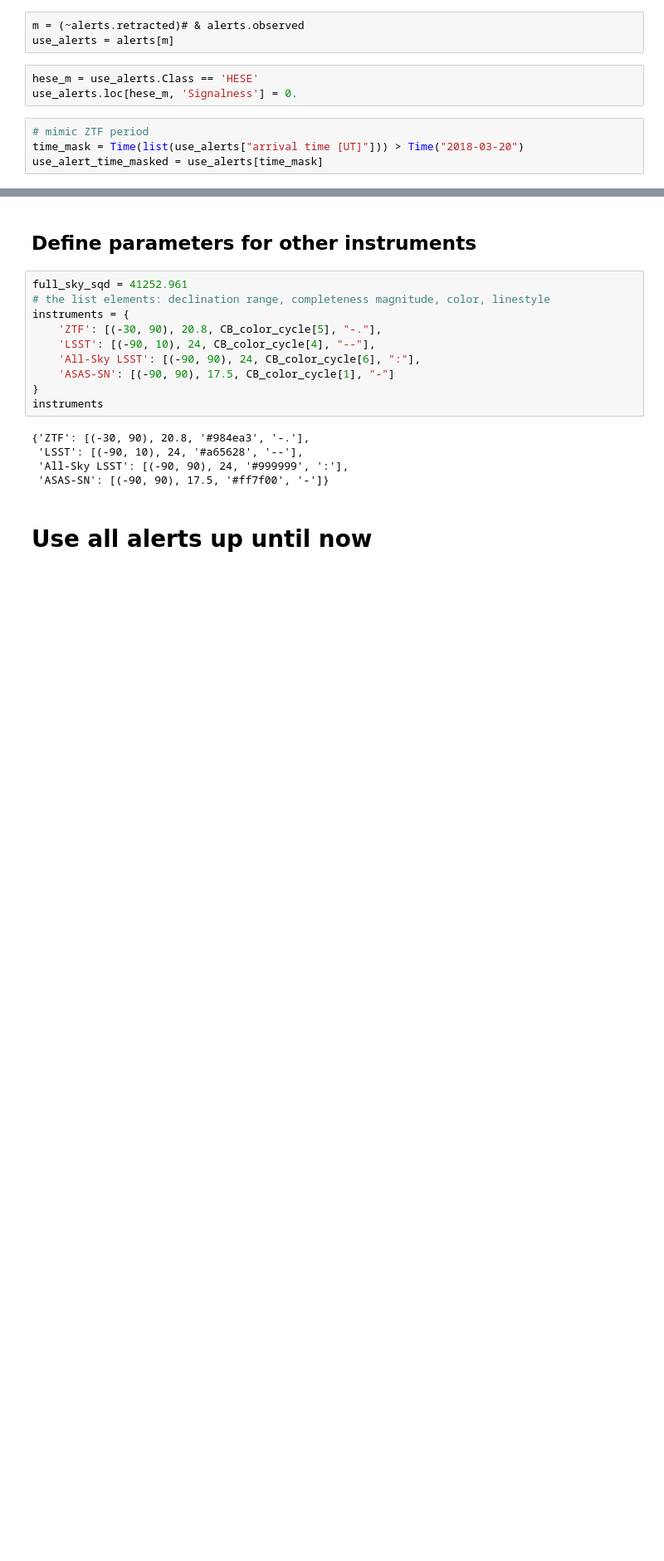
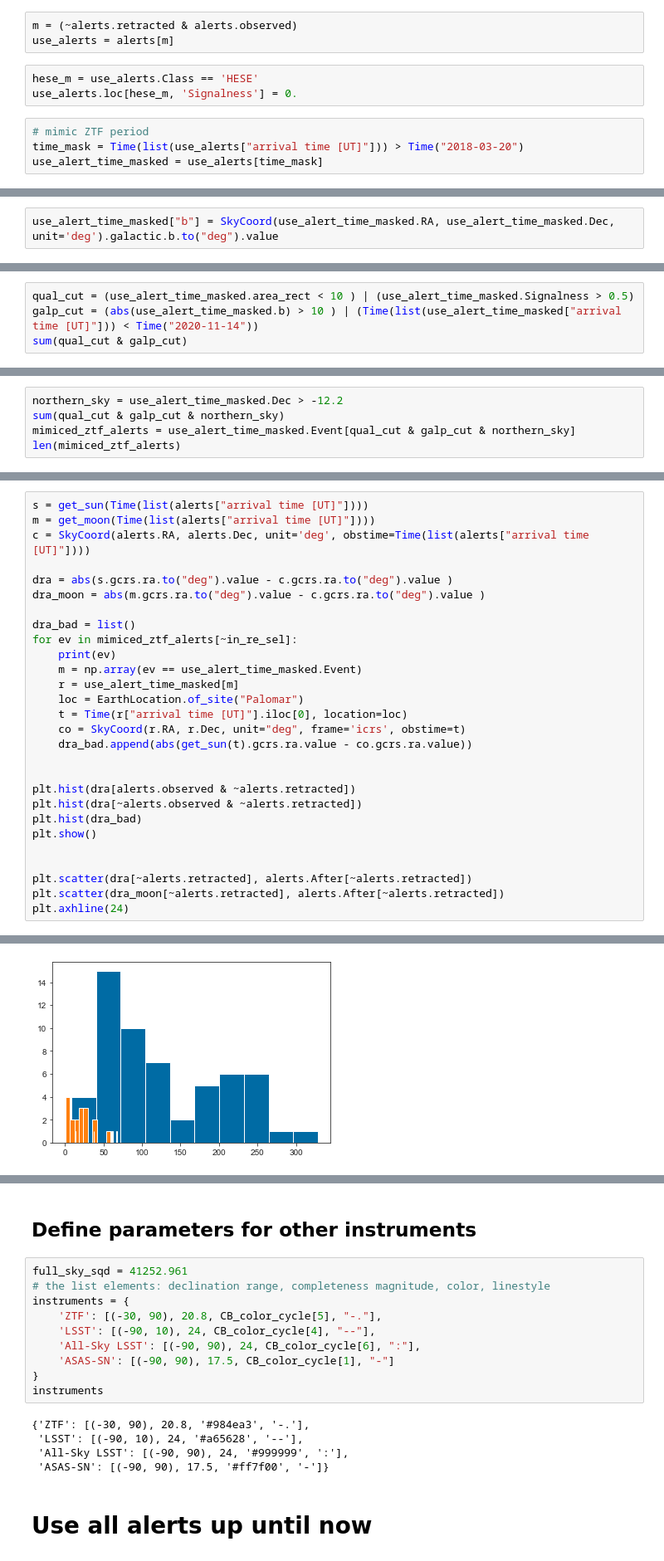
Before and after one commit to JannisNe/nu_stat_for_asassn_paper, a Jupyter notebook: limits_other_inst.ipynb, the cells around one changed output, grey strips where cells are left out. Shown: that part at 83% size. Cells and saved outputs as stored; diff of their text form; blank space fills up the shorter version.

```diff
--- a/limits_other_inst.ipynb
+++ b/limits_other_inst.ipynb
@@ -116,7 +117,7 @@ def abs_mag_to_lum(ab_mag, wl):
 # %%
 alerts = get_alerts()
 # %%
-m = (~alerts.retracted)# & alerts.observed
+m = (~alerts.retracted & alerts.observed)
 use_alerts = alerts[m]
 # %%
 hese_m = use_alerts.Class == 'HESE'
@@ -135,0 +172,2 @@ print(N_time, "alerts used when mimicing ZTF time")
+# %%
+use_alert_time_masked["b"] = SkyCoord(use_alert_time_masked.RA, use_alert_time_masked.Dec, unit='deg').galactic.b.to("deg").value
@@ -135,0 +180,4 @@ print(N_time, "alerts used when mimicing ZTF time")
+# %%
+qual_cut = (use_alert_time_masked.area_rect < 10 ) | (use_alert_time_masked.Signalness > 0.5)
+galp_cut = (abs(use_alert_time_masked.b) > 10 ) | (Time(list(use_alert_time_masked["arrival time [UT]"])) < Time("2020-11-14"))
+sum(qual_cut & galp_cut)
@@ -135,0 +186,5 @@ print(N_time, "alerts used when mimicing ZTF time")
+# %%
+northern_sky = use_alert_time_masked.Dec > -12.2
+sum(qual_cut & galp_cut & northern_sky)
+mimiced_ztf_alerts = use_alert_time_masked.Event[qual_cut & galp_cut & northern_sky]
+len(mimiced_ztf_alerts)
@@ -135,0 +234,29 @@ print(N_time, "alerts used when mimicing ZTF time")
+# %%
+s = get_sun(Time(list(alerts["arrival time [UT]"])))
+m = get_moon(Time(list(alerts["arrival time [UT]"])))
+c = SkyCoord(alerts.RA, alerts.Dec, unit='deg', obstime=Time(list(alerts["arrival time [UT]"])))
+
+dra = abs(s.gcrs.ra.to("deg").value - c.gcrs.ra.to("deg").value )
+dra_moon = abs(m.gcrs.ra.to("deg").value - c.gcrs.ra.to("deg").value )
+
+dra_bad = list()
+for ev in mimiced_ztf_alerts[~in_re_sel]:
+    print(ev)
+    m = np.array(ev == use_alert_time_masked.Event)
+    r = use_alert_time_masked[m]
+    loc = EarthLocation.of_site("Palomar")
+    t = Time(r["arrival time [UT]"].iloc[0], location=loc)
+    co = SkyCoord(r.RA, r.Dec, unit="deg", frame='icrs', obstime=t)
+    dra_bad.append(abs(get_sun(t).gcrs.ra.value - co.gcrs.ra.value))
+
+
+plt.hist(dra[alerts.observed & ~alerts.retracted])
+plt.hist(dra[~alerts.observed & ~alerts.retracted])
+plt.hist(dra_bad)
+plt.show()
+
+
+plt.scatter(dra[~alerts.retracted], alerts.After[~alerts.retracted])
+plt.scatter(dra_moon[~alerts.retracted], alerts.After[~alerts.retracted])
+plt.axhline(24)
+# %% [output]
@@ -135,0 +268 @@ print(N_time, "alerts used when mimicing ZTF time")
+[figure, added]
```
Also changed, not shown: parts of 17 cells of this notebook.
